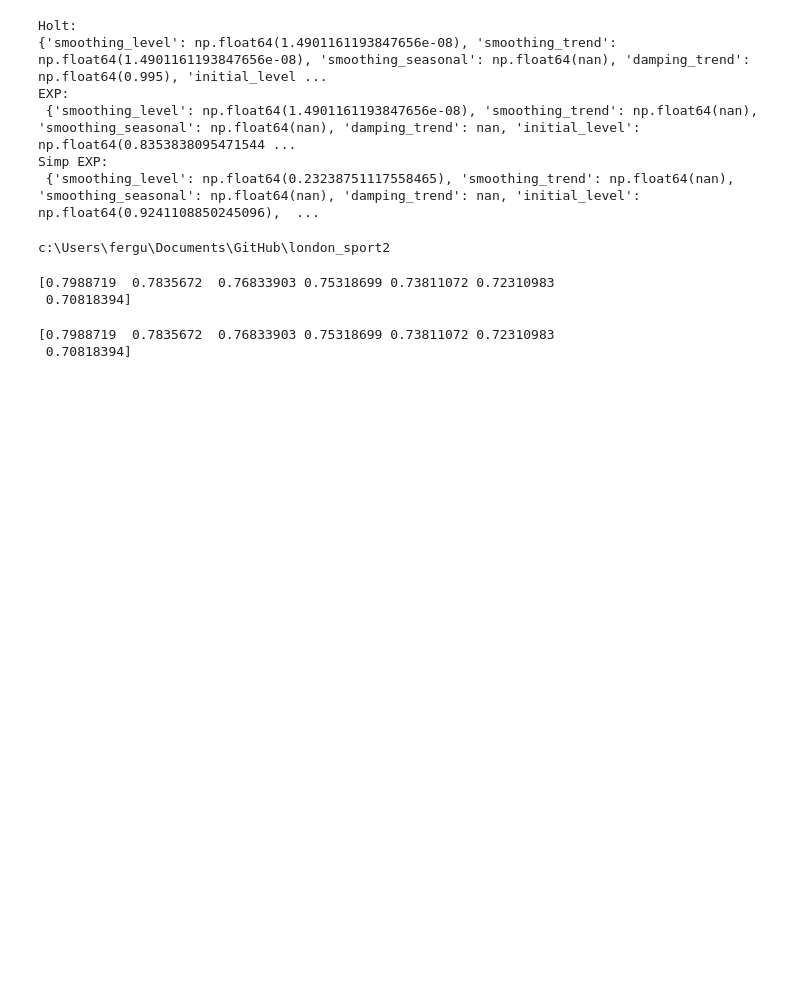
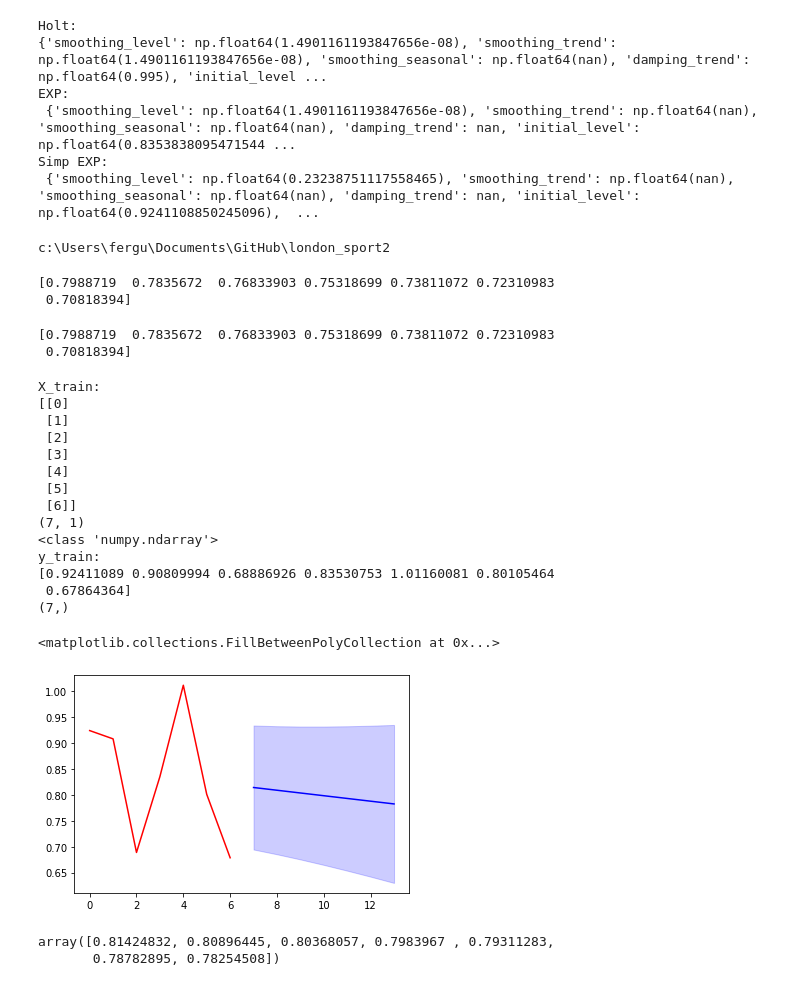
Before and after one commit to ferguswatson39/london_sport2, a Jupyter notebook: notebooks/stream_2/coef_trend_plot.ipynb, the cells around one changed output. Drawn from its saved outputs; the diff is of its cells as text; code cells hidden in the pictures; blank space fills up the shorter version.

Commit message:
added bayesian ridge class

```diff
--- a/notebooks/stream_2/coef_trend_plot.ipynb
+++ b/notebooks/stream_2/coef_trend_plot.ipynb
@@ -136,3 +136,41 @@ print(holt_preds)
 # %% [output]
 [0.7988719  0.7835672  0.76833903 0.75318699 0.73811072 0.72310983
  0.70818394]
+# %%
+from sklearn.linear_model import BayesianRidge
+
+X_train = np.arange(len(data)).reshape(-1,1)
+print(f'X_train:\n{X_train}\n{X_train.shape}')
+y_train = data
+print(type(data))
+print(f'y_train:\n{y_train}\n{y_train.shape}')
+model = BayesianRidge()
+model.fit(X_train, y_train)
+data_len = np.arange(len(data))
+pred_len = np.arange(len(data), len(data) + len(data))
+y_forecast, error = model.predict(pred_len.reshape(-1,1), return_std = True)
+plt.plot(data_len, y_train, c = 'red')
+plt.plot(pred_len, y_forecast, c = 'blue')
+plt.fill_between(pred_len, y_forecast - error, y_forecast + error, color = 'blue', alpha= 0.2 )
+# %% [output]
+X_train:
+[[0]
+ [1]
+ [2]
+ [3]
+ [4]
+ [5]
+ [6]]
+(7, 1)
+<class 'numpy.ndarray'>
+y_train:
+[0.92411089 0.90809994 0.68886926 0.83530753 1.01160081 0.80105464
+ 0.67864364]
+(7,)
+<matplotlib.collections.FillBetweenPolyCollection at 0x...>
+[figure, added]
+# %%
+y_forecast
+# %% [output]
+array([0.81424832, 0.80896445, 0.80368057, 0.7983967 , 0.79311283,
+       0.78782895, 0.78254508])
```
Also changed, not shown: parts of 2 cells of this notebook, 1 other file.
